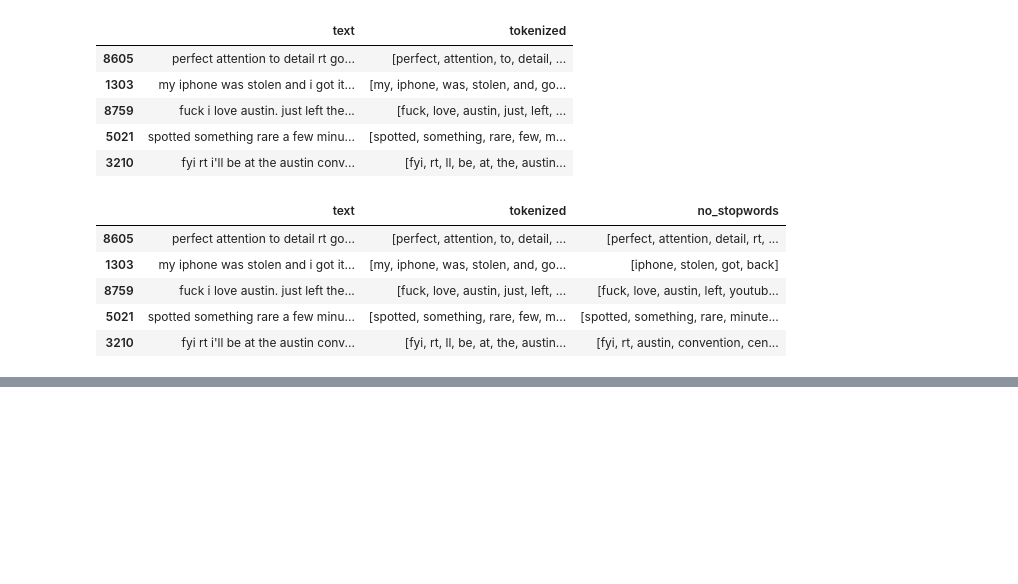
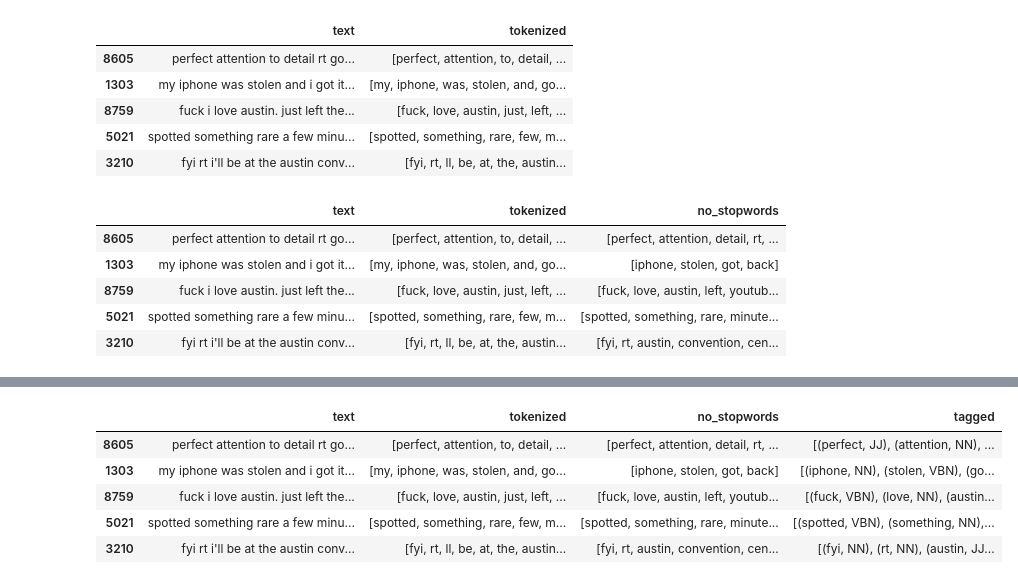
Before and after one commit to VolhaP87/Twitter_Sentiment_Analysis, a Jupyter notebook: Untitled.ipynb, the cells around one changed output, grey strips where cells are left out. Drawn from its saved outputs; the diff is of its cells as text; code cells hidden in the pictures; blank space fills up the shorter version.

```diff
--- a/Untitled.ipynb
+++ b/Untitled.ipynb
@@ -256,0 +283,11 @@ X_train.head()
+# %%
+from nltk import pos_tag
+X_train['tagged'] = X_train.no_stopwords.apply(pos_tag)
+X_train.head()
+# %% [output]
+|  | text | tokenized | no_stopwords | tagged |
+| 8605 | perfect attention to detail rt go... | [perfect, attention, to, detail, ... | [perfect, attention, detail, rt, ... | [(perfect, JJ), (attention, NN), ... |
+| 1303 | my iphone was stolen and i got it... | [my, iphone, was, stolen, and, go... | [iphone, stolen, got, back] | [(iphone, NN), (stolen, VBN), (go... |
+| 8759 | fuck i love austin. just left the... | [fuck, love, austin, just, left, ... | [fuck, love, austin, left, youtub... | [(fuck, VBN), (love, NN), (austin... |
+| 5021 | spotted something rare a few minu... | [spotted, something, rare, few, m... | [spotted, something, rare, minute... | [(spotted, VBN), (something, NN),... |
+| 3210 | fyi rt i'll be at the austin conv... | [fyi, rt, ll, be, at, the, austin... | [fyi, rt, austin, convention, cen... | [(fyi, NN), (rt, NN), (austin, JJ... |
```
Also changed, not shown: parts of 8 cells of this notebook.
